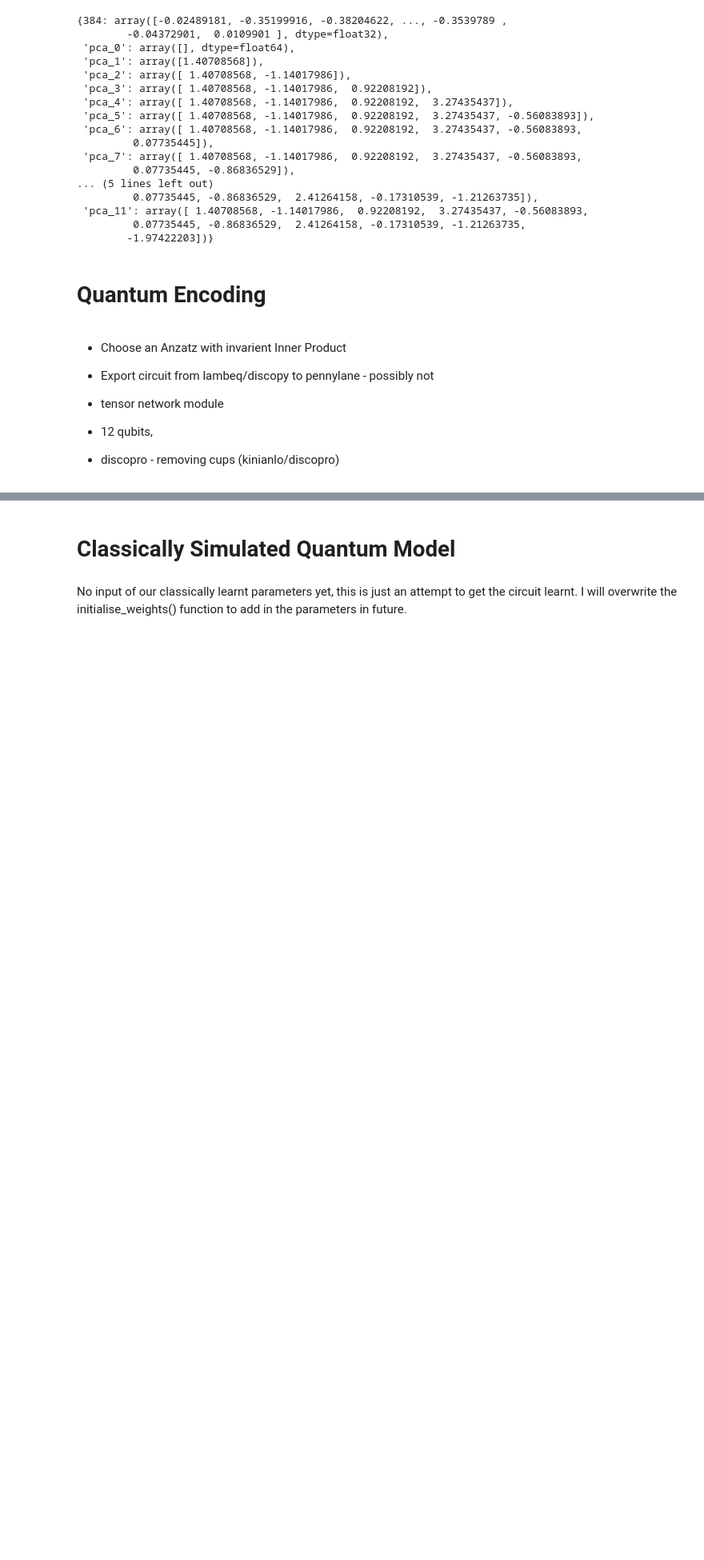
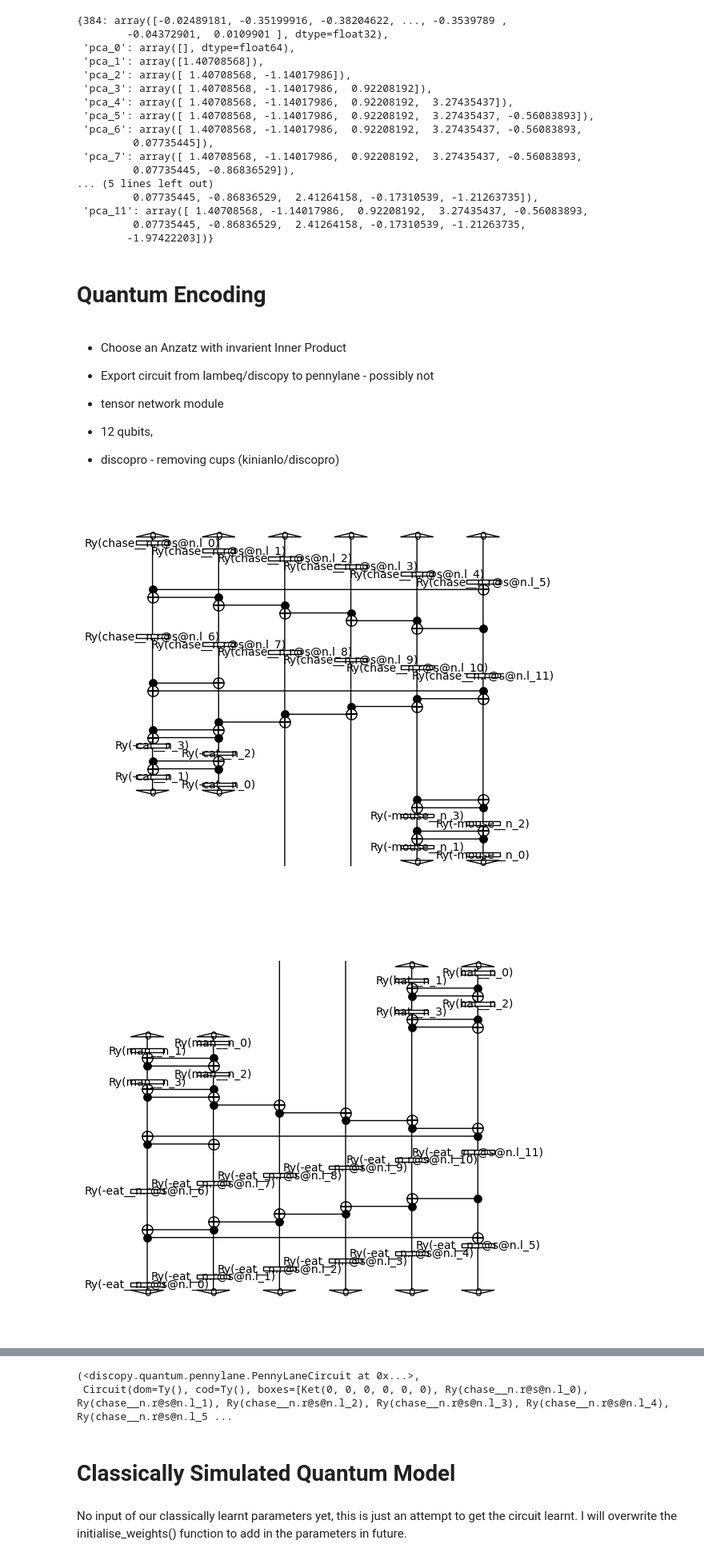
Before and after one commit to henry-dev-atkins/QNLP_MasterWork, a Jupyter notebook: IanMeeting.ipynb, the cells around one changed output, grey strips where cells are left out. Shown at 80% size. Saved outputs shown, nothing was run; the diff lists cells and outputs as text; code cells hidden in the pictures; blank space fills up the shorter version.

Commit message:
multiple ansatz tested, no longer converges though

```diff
--- a/IanMeeting.ipynb
+++ b/IanMeeting.ipynb
@@ -161,7 +161,7 @@ embedder = SentenceTransformer('paraphrase-MiniLM-L6-v2')
     For each sentence pair, calculate the 2 embedding representations and calculate the cosine.
     I then print the correlation to this cosine difference and the human annotation
 """
-grouped_data['SENT_sent_sim'] = grouped_data.apply(lambda row: 1 - cosine(embedder.encode(row['subject1'] + " " + row['verb1'] + " " + row['object1']),
+main_dataset['SENT_sent_sim'] = main_dataset.apply(lambda row: 1 - cosine(embedder.encode(row['subject1'] + " " + row['verb1'] + " " + row['object1']),
                                                                        embedder.encode(row['subject2'] + " " + row['verb2'] + " " + row['object2'])), axis=1)
 
 """
@@ -173,11 +173,11 @@ grouped_data['SENT_sent_sim'] = grouped_data.apply(lambda row: 1 - cosine(embedd
 word_columns = ['subject', 'verb', 'object']
 similarity_columns = ['SENT_sub_sim', 'SENT_verb_sim', 'SENT_obj_sim']
 for i, col in enumerate(word_columns):
-    grouped_data[similarity_columns[i]] = grouped_data.apply(lambda row: 1 - cosine(embedder.encode(row[col + '1']),
+    main_dataset[similarity_columns[i]] = main_dataset.apply(lambda row: 1 - cosine(embedder.encode(row[col + '1']),
                                                                                    embedder.encode(row[col + '2'])), axis=1)
 
-grouped_data['ave'] = grouped_data[similarity_columns].mean(axis=1)
-grouped_data.corr(numeric_only=True, method='spearman')
+main_dataset['ave'] = main_dataset[similarity_columns].mean(axis=1)
+main_dataset.corr(numeric_only=True, method='spearman')
 # %% [output]
 |  | score | range | SENT_sent_sim | SENT_sub_sim | SENT_verb_sim | SENT_obj_sim | ave |
 | score | 1.000000 | 0.858698 | 0.797066 | 0.630270 | 0.458983 | 0.558049 | 0.746846 |
@@ -253,7 +253,7 @@ for j in range(12):
 			word_vector_dict[word].update({"pca_"+str(pca_dim):pca[i]})
 # %%
 similarities = []
-for ind, row in grouped_data.iterrows():
+for ind, row in main_dataset.iterrows():
 	rows_embeddings = []
 	sent1 = word_vector_dict[row['subject1']][384] + word_vector_dict[row['verb1']][384] + word_vector_dict[row['object1']][384]
 	sent2 = word_vector_dict[row['subject2']][384] + word_vector_dict[row['verb2']][384] + word_vector_dict[row['object2']][384]
@@ -263,15 +263,15 @@ for ind, row in grouped_data.iterrows():
 	similarities.append([1-cosine(sent1, sent2), 1-cosine(sent1_low_dim, sent2__low_dim)])
 
 similarities = np.array(similarities)
-plt.stem(grouped_data['score'], similarities[:,0]-similarities[:,1])
+plt.stem(main_dataset['score'], similarities[:,0]-similarities[:,1])
 plt.title("Change in Simialrity as we reduce dim to "+str(pca_dim) +" with change in corr = "+str(
-	np.round(grouped_data['score'].corr(pd.Series(similarities[:,1]), method='spearman') - grouped_data['score'].corr(pd.Series(similarities[:,0]), method='spearman'), 3)
+	np.round(main_dataset['score'].corr(pd.Series(similarities[:,1]), method='spearman') - main_dataset['score'].corr(pd.Series(similarities[:,0]), method='spearman'), 3)
 	))
 plt.xlabel("Human Annotated Score")
 plt.ylabel("Change in similarity from 384 dim to "+str(pca_dim))
 
-grouped_data['PCA_'+str(pca_dim)] = similarities[:,1]
-grouped_data.corr(numeric_only = True, method='spearman')
+main_dataset['PCA_'+str(pca_dim)] = similarities[:,1]
+main_dataset.corr(numeric_only = True, method='spearman')
 # %% [output]
 |  | score | range | SENT_sent_sim | SENT_sub_sim | SENT_verb_sim | SENT_obj_sim | ave | PCA_11 |
 | score | 1.000000 | 0.858698 | 0.797066 | 0.630270 | 0.458983 | 0.558049 | 0.746846 | 0.560750 |
@@ -356,36 +356,39 @@ def diagram_to_sentence(word_list):
     assert Id().tensor(*words) == words[0] @ words[1] @ words[2]
     assert Ty().tensor(*[n.r, s, n.l]) == n.r @ s @ n.l
     diagram = Id().tensor(*words) >> cups
     return diagram
 
 def make_circuit_from_diagrams(diagram1, diagram2, ansatz, drawing=False):
     discopy_circuit1 = make_diagram_a_circuit(diagram1, ansatz)
     discopy_circuit2 = make_diagram_a_circuit(diagram2, ansatz, dagger=True)
     discopy_circuit = concat_circuits_into_inner_product(discopy_circuit1, discopy_circuit2)
 
     if drawing:
         discopy_circuit1.draw(figsize=(5, 5))
         discopy_circuit2.draw(figsize=(5, 5))
         discopy_circuit.draw(figsize=(5, 10))
 
     pennylane_circuit = discopy_circuit.to_pennylane()
     return pennylane_circuit, discopy_circuit
 
 def make_circuit_from_df_row(data, row_number, ansatz):
     diagram1, diagram2 = make_diagrams(data, row_number)
     qml_circuit, discopy_circuit = make_circuit_from_diagrams(diagram1, diagram2, ansatz, False)
     return qml_circuit, discopy_circuit
 
 sentence1 = "cat chase mouse"
 sentence2 = "man eat hat"
-qubits_noun=1
-qubits_subject=1
+qubits_noun=2
+qubits_subject=2
 upload_count=1
-ansatz = IQPAnsatz({AtomicType.NOUN: qubits_noun, AtomicType.SENTENCE: qubits_subject}, n_layers=upload_count)
+ansatz = Sim15Ansatz({AtomicType.NOUN: qubits_noun, AtomicType.SENTENCE: qubits_subject}, n_layers=upload_count)
 
 #Circuit from row data
-#make_circuit_from_df_row(grouped_data, 3, ansatz, 1, 3)[1].draw(figsize=(5, 5))
+#make_circuit_from_df_row(main_dataset, 3, ansatz, 1, 3)[1].draw(figsize=(5, 5))
 
 #Plot combination circuits
-#diagram1, diagram2 = make_diagrams(grouped_data, sentence1, sentence2)
-#make_circuit_from_diagrams(diagram1, diagram2, ansatz, True)
+diagram1, diagram2 = make_diagrams(main_dataset, sentence1, sentence2)
+make_circuit_from_diagrams(diagram1, diagram2, ansatz, True)
+# %% [output]
+[figure, added]
+[figure, added]
@@ -392,3 +396,5 @@ ansatz = IQPAnsatz({AtomicType.NOUN: qubits_noun, AtomicType.SENTENCE: qubits_su
+(<discopy.quantum.pennylane.PennyLaneCircuit at 0x...>,
+ Circuit(dom=Ty(), cod=Ty(), boxes=[Ket(0, 0, 0, 0, 0, 0), Ry(chase__n.r@s@n.l_0), Ry(chase__n.r@s@n.l_1), Ry(chase__n.r@s@n.l_2), Ry(chase__n.r@s@n.l_3), Ry(chase__n.r@s@n.l_4), Ry(chase__n.r@s@n.l_5 ...
 # %%
 def calculate_train_val_overlap(train_data, val_data):
     # Overlap of training and Test data
```
Also changed, not shown: parts of 28 cells of this notebook, 18 other files.
